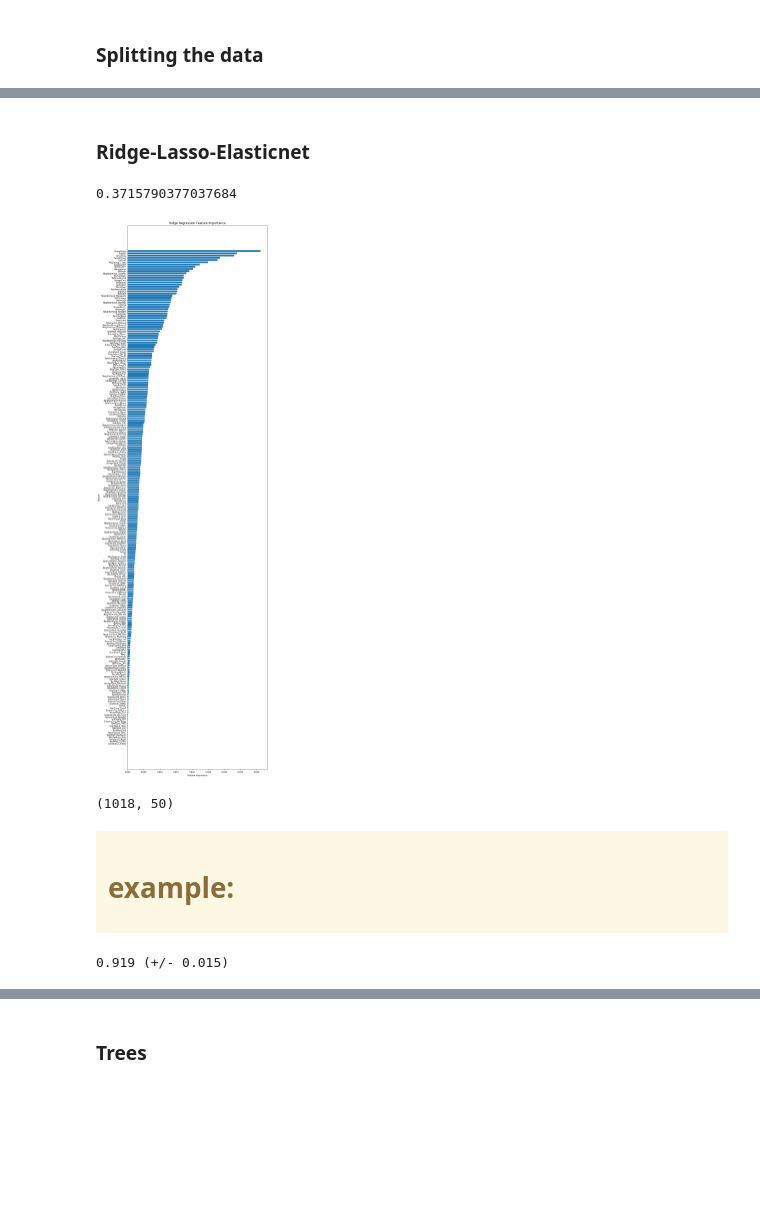
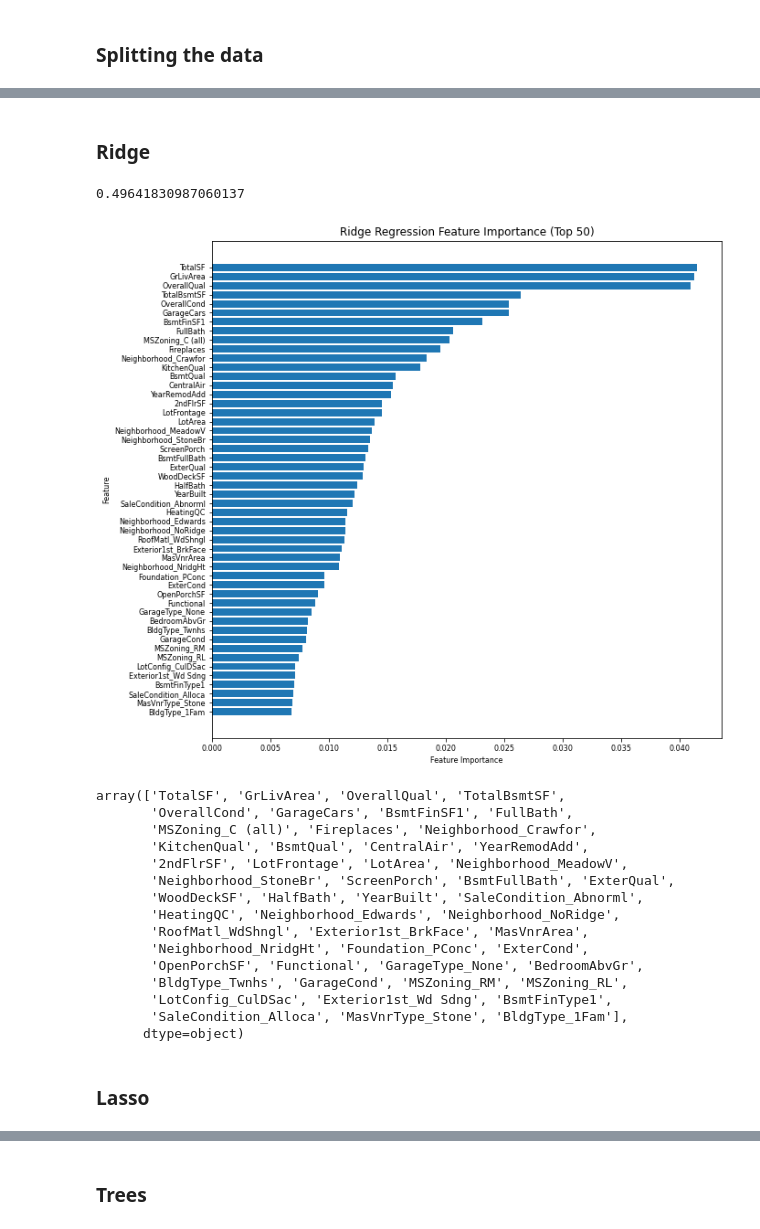
Before and after one commit to amiryorav/JupiterLab, a Jupyter notebook: Afeka/1st Semester/Open Source Course/Final Project/Final Project.ipynb, the cells around one changed output, grey strips where cells are left out. Saved outputs shown, nothing was run; the diff lists cells and outputs as text; code cells hidden in the pictures; blank space fills up the shorter version.

```diff
--- a/Afeka/1st Semester/Open Source Course/Final Project/Final Project.ipynb
+++ b/Afeka/1st Semester/Open Source Course/Final Project/Final Project.ipynb
@@ -641,6 +584,6 @@ train = train.drop(Outliers)
 target = target.drop(Outliers)
 # %%
 #removing 'Id' column which is just the DB table index
-train_data = train_data.drop('Id',axis=1)
+train = train.drop('Id',axis=1)
 test_Ids = test_data['Id']
-test_data = test_data.drop('Id',axis=1)
+test = test.drop('Id',axis=1)
@@ -667,6 +612,6 @@ X_train
 <tr><td><h1>Feature Selection</h1></td><td><a href="#header"><img src="https://30percentclub.org/wp-content/uploads/2021/07/back-to-top-icon-01.svg" width="70" height="70" align="right"></a></td></tr>
 </table>
 # %% [markdown]
-### Ridge-Lasso-Elasticnet
+### Ridge
 # %%
 model = make_pipeline(StandardScaler(), SGDRegressor(penalty='l2', random_state=0))
@@ -677,28 +622,26 @@ for i in range(30):
     ridge_cv.fit(X_train, y_train)
     alphas.append(ridge_cv.best_params_['alpha'])
 # %%
-best_alpha = np.array(alphas).mean()
-best_alpha
+ridge_best_alpha = np.array(alphas).mean()
+ridge_best_alpha
 # %% [output]
-0.3715790377037684
+0.49641830987060137
 # %%
 # Train a Ridge Regression model
-ridge = make_pipeline(StandardScaler(), SGDRegressor(penalty='l2', alpha = best_alpha ,random_state=0))
+ridge = make_pipeline(StandardScaler(), SGDRegressor(penalty='l2', alpha=ridge_best_alpha, random_state=0))
 ridge.fit(X_train, y_train)
 
 # Plot the feature importances
 coef = ridge[1].coef_
-features = feature_names
 importance = np.abs(coef)
-sorted_idx = np.argsort(importance)
+sorted_idx = np.argsort(importance)[-50:]  # select the top 50 largest coefficients
 
-plt.figure(figsize=(10,40))
-plt.barh(range(train.shape[1]), importance[sorted_idx])
-plt.yticks(range(train.shape[1]), features[sorted_idx])
+plt.figure(figsize=(10, 10))
+plt.barh(range(len(sorted_idx)), importance[sorted_idx])
+plt.yticks(range(len(sorted_idx)), np.array(feature_names)[sorted_idx])
 plt.xlabel("Feature Importance")
 plt.ylabel("Feature")
-plt.title("Ridge Regression Feature Importance")
+plt.title("Ridge Regression Feature Importance (Top 50)")
 plt.show()
-ridge_features = features[sorted_idx]
 # %% [output]
-[figure, old version]
+[figure, new version]
@@ -709,14 +648,21 @@ ridge_most = X_train[most[:50]]
-# %%
-ridge_most.shape
-# %% [output]
-(1018, 50)
-# %% [markdown]
-<div class="alert alert-block alert-warning">
-<h1><b>example:</b> </h1>
-</div>
-# %%
-model = make_pipeline(StandardScaler(), SGDRegressor(penalty='l2',alpha=best_alpha, random_state=0))
-scores = cross_val_score(model, ridge_most, y_train, cv=15)
-print(f"{scores.mean():.3f} (+/- {scores.std():.3f})")
-# %% [output]
-0.919 (+/- 0.015)
+# %%
+ridge_most = np.array(feature_names)[sorted_idx][::-1]
+ridge_most
+# %% [output]
+array(['TotalSF', 'GrLivArea', 'OverallQual', 'TotalBsmtSF',
+       'OverallCond', 'GarageCars', 'BsmtFinSF1', 'FullBath',
+       'MSZoning_C (all)', 'Fireplaces', 'Neighborhood_Crawfor',
+       'KitchenQual', 'BsmtQual', 'CentralAir', 'YearRemodAdd',
+       '2ndFlrSF', 'LotFrontage', 'LotArea', 'Neighborhood_MeadowV',
+       'Neighborhood_StoneBr', 'ScreenPorch', 'BsmtFullBath', 'ExterQual',
+       'WoodDeckSF', 'HalfBath', 'YearBuilt', 'SaleCondition_Abnorml',
+       'HeatingQC', 'Neighborhood_Edwards', 'Neighborhood_NoRidge',
+       'RoofMatl_WdShngl', 'Exterior1st_BrkFace', 'MasVnrArea',
+       'Neighborhood_NridgHt', 'Foundation_PConc', 'ExterCond',
+       'OpenPorchSF', 'Functional', 'GarageType_None', 'BedroomAbvGr',
+       'BldgType_Twnhs', 'GarageCond', 'MSZoning_RM', 'MSZoning_RL',
+       'LotConfig_CulDSac', 'Exterior1st_Wd Sdng', 'BsmtFinType1',
+       'SaleCondition_Alloca', 'MasVnrType_Stone', 'BldgType_1Fam'],
+      dtype=object)
+# %% [markdown]
+### Lasso
```
Also changed, not shown: parts of 61 cells of this notebook, 2 other files.
